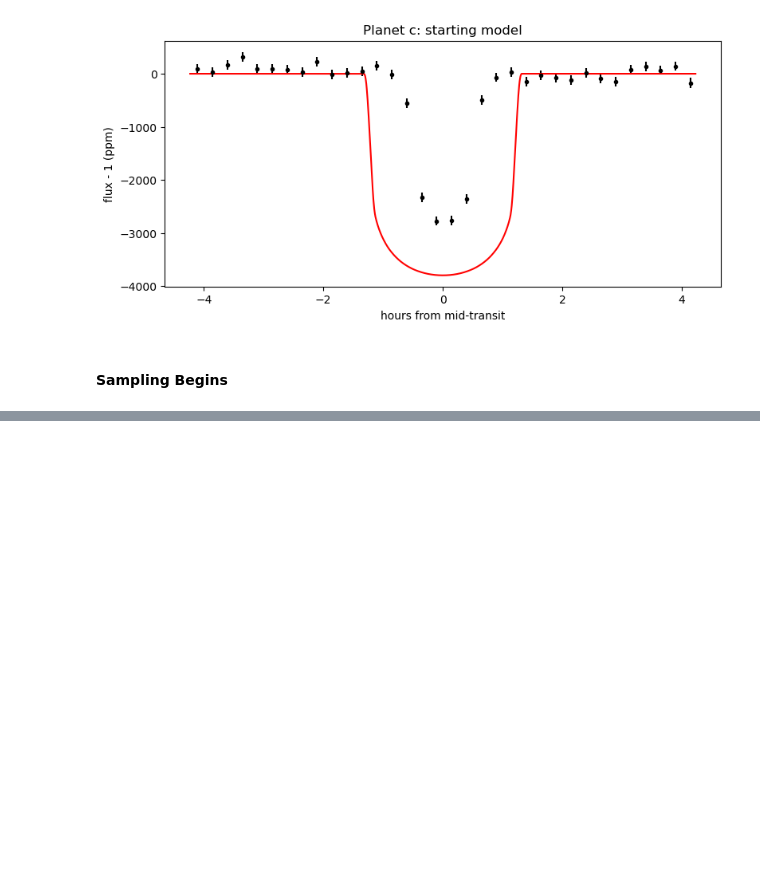
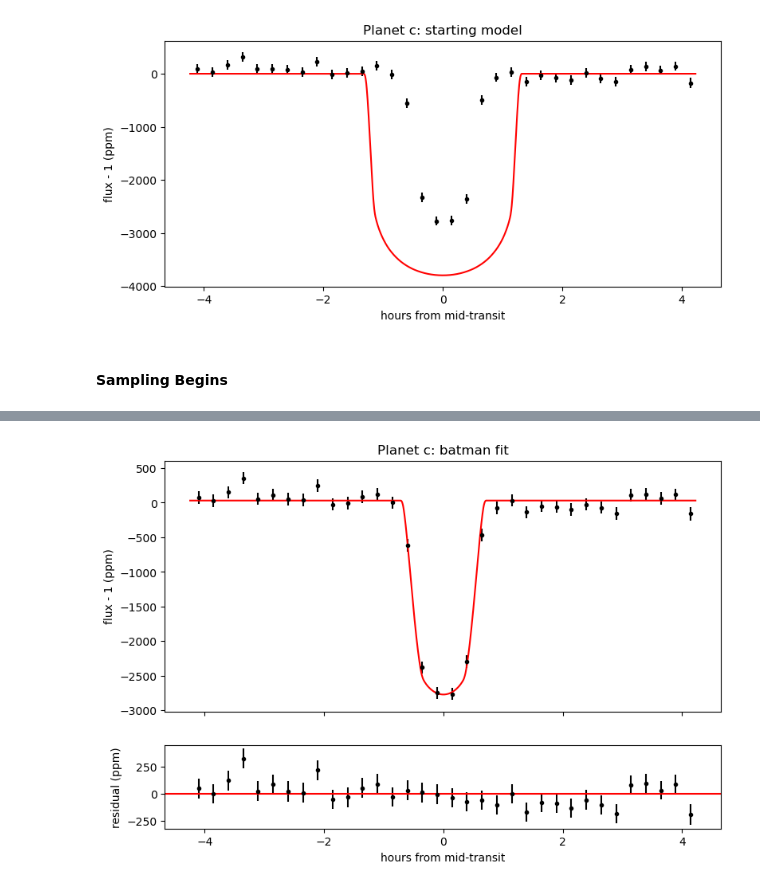
Before and after one commit to astroshantanu/toi700-transit-reanalysis, a Jupyter notebook: notebooks/05_batman_fit.ipynb, the cells around one changed output, grey strips where cells are left out. Cells and saved outputs as stored; diff of their text form; code cells hidden in the pictures; blank space fills up the shorter version.

```diff
--- a/notebooks/05_batman_fit.ipynb
+++ b/notebooks/05_batman_fit.ipynb
@@ -248,0 +399,20 @@ print(flat.shape)
+# %%
+#Step 13: Fitted Model against Folded Data
+
+theta_med = np.median(flat, axis=0)
+ph = ((t - theta_med[0] + 0.5 * theta_med[1]) % theta_med[1]) - 0.5 * theta_med[1]
+mod = model(theta_med)
+o = np.argsort(ph)
+
+cb, fb, eb = bin_phase(ph, f, half_win)
+_, rb, _ = bin_phase(ph, f - mod, half_win)
+
+fig, ax = plt.subplots(2, 1, figsize=(9, 6), sharex=True, gridspec_kw={"height_ratios": [3, 1]})
+ax[0].errorbar(cb * 24, (fb - 1) * 1e6, eb * 1e6, fmt="ko", ms=3)
+ax[0].plot(ph[o] * 24, (mod[o] - 1) * 1e6, "r-")
+ax[0].set_ylabel("flux - 1 (ppm)"); ax[0].set_title(f"Planet {name}: batman fit")
+ax[1].errorbar(cb * 24, rb * 1e6, eb * 1e6, fmt="ko", ms=3); ax[1].axhline(0, color="r")
+ax[1].set_ylabel("residual (ppm)"); ax[1].set_xlabel("hours from mid-transit")
+plt.show()
+# %% [output]
+[figure, added]
```
Also changed, not shown: parts of 19 cells of this notebook, 1 other file.
